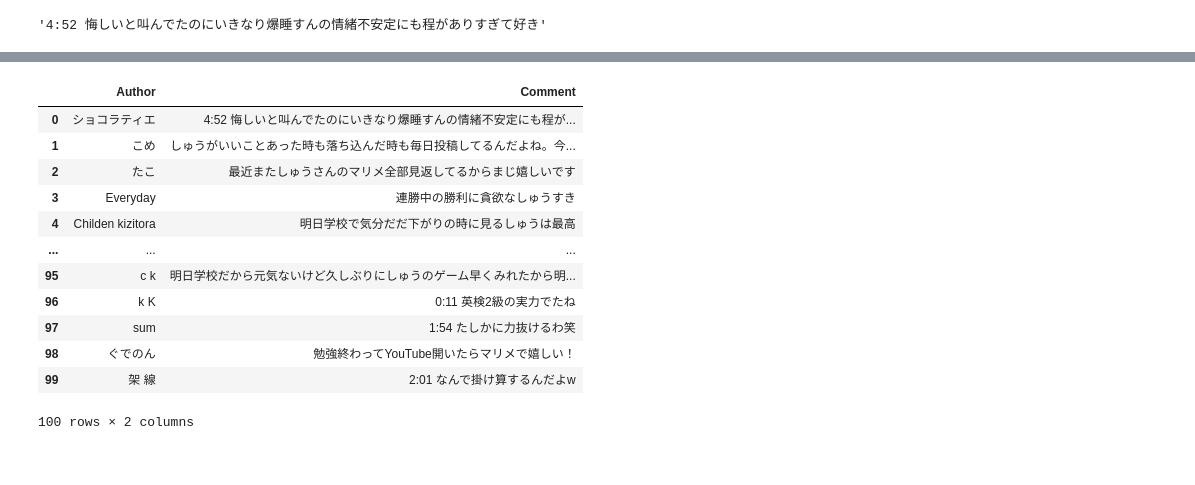
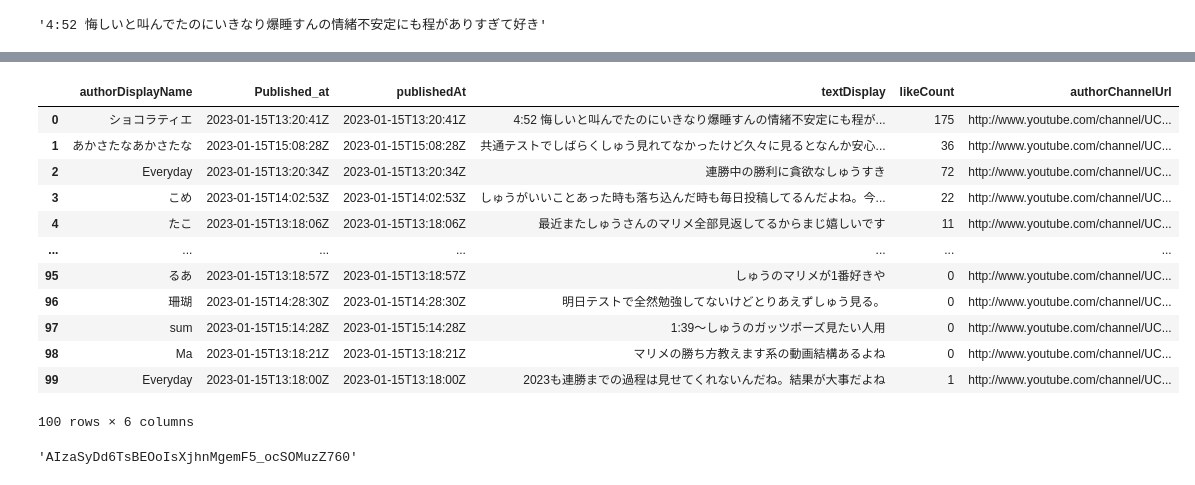
Before and after one commit to kkito0726/get-comment-youtube, a Jupyter notebook: test.ipynb, the cells around one changed output, grey strips where cells are left out. Cells and saved outputs as stored; diff of their text form; code cells hidden in the pictures.

```diff
--- a/test.ipynb
+++ b/test.ipynb
@@ -1,20 +1,22 @@
 # %%
 import requests
+
+with open("./API_KEY.txt", "r") as f:
+  API_KEY = f.read()
 
 URL = 'https://www.googleapis.com/youtube/v3/'
 
 video_id = "IWRwInTMo9c"
 no = 1
-API_KEY = input("API KEYを入力: ")
 
-def get_comments(no, video_id, next_page_token):
+def get_comments(no, video_id, next_page_token, max_results=100):
   params = {
     'key': API_KEY,
     'part': 'snippet',
     'videoId': video_id,
     'order': 'relevance',
     'textFormat': 'plaintext',
-    'maxResults': 100,
+    'maxResults': max_results,
   }
   if next_page_token is not None:
     params['pageToken'] = next_page_token
@@ -25,3 +27,4 @@ def get_comments(no, video_id, next_page_token):
 
 data = get_comments(no, video_id, None)
 data_items = data['items']
+comment_list = [data['items'][i]['snippet']['topLevelComment']['snippet'] for i in range(len(data['items']))]
@@ -28,3 +51,10 @@ data_items = data['items']
+# %%
+authors = [item['authorDisplayName'] for item in comment_list]
+published_at = [item['publishedAt'] for item in comment_list]
+updated_at = [item['updatedAt'] for item in comment_list]
+comments = [item['textDisplay'] for item in comment_list]
+like_count = [item['likeCount'] for item in comment_list]
+author_channel_url = [item['authorChannelUrl'] for item in comment_list]
 # %%
 data["items"][0]['snippet']['topLevelComment']['snippet']['textDisplay']
 # %% [output]
@@ -36,3 +65,0 @@ data["items"][0]['snippet']['topLevelComment']['snippet']['authorDisplayName']
-# %%
-comments = [item['snippet']['topLevelComment']['snippet']['textDisplay'] for item in data_items]
-authors = [item['snippet']['topLevelComment']['snippet']['authorDisplayName'] for item in data_items]
@@ -82,21 +68,31 @@ import pandas as pd
 
 df = pd.DataFrame()
 
-df['Author'] = authors
-df['Comment'] = comments
+df['authorDisplayName'] = authors
+df['Published_at'] = published_at
+df['publishedAt'] = updated_at
+df['textDisplay'] = comments
+df['likeCount'] = like_count
+df['authorChannelUrl'] = author_channel_url
 # %%
-df
+df[:100]
 # %% [output]
-|  | Author | Comment |
-| 0 | ショコラティエ | 4:52 悔しいと叫んでたのにいきなり爆睡すんの情緒不安定にも程が... |
-| 1 | こめ | しゅうがいいことあった時も落ち込んだ時も毎日投稿してるんだよね。今... |
-| 2 | たこ | 最近またしゅうさんのマリメ全部見返してるからまじ嬉しいです |
-| 3 | Everyday | 連勝中の勝利に貪欲なしゅうすき |
-| 4 | Childen kizitora | 明日学校で気分だだ下がりの時に見るしゅうは最高 |
-| ... | ... | ... |
-| 95 | c k | 明日学校だから元気ないけど久しぶりにしゅうのゲーム早くみれたから明... |
-| 96 | k K | 0:11 英検2級の実力でたね |
-| 97 | sum | 1:54 たしかに力抜けるわ笑 |
-| 98 | ぐでのん | 勉強終わってYouTube開いたらマリメで嬉しい！ |
-| 99 | 架 線 | 2:01 なんで掛け算するんだよw |
+|  | authorDisplayName | Published_at | publishedAt | textDisplay | likeCount | authorChannelUrl |
+| 0 | ショコラティエ | 2023-01-15T13:20:41Z | 2023-01-15T13:20:41Z | 4:52 悔しいと叫んでたのにいきなり爆睡すんの情緒不安定にも程が... | 175 | http://www.youtube.com/channel/UC... |
+| 1 | あかさたなあかさたな | 2023-01-15T15:08:28Z | 2023-01-15T15:08:28Z | 共通テストでしばらくしゅう見れてなかったけど久々に見るとなんか安心... | 36 | http://www.youtube.com/channel/UC... |
+| 2 | Everyday | 2023-01-15T13:20:34Z | 2023-01-15T13:20:34Z | 連勝中の勝利に貪欲なしゅうすき | 72 | http://www.youtube.com/channel/UC... |
+| 3 | こめ | 2023-01-15T14:02:53Z | 2023-01-15T14:02:53Z | しゅうがいいことあった時も落ち込んだ時も毎日投稿してるんだよね。今... | 22 | http://www.youtube.com/channel/UC... |
+| 4 | たこ | 2023-01-15T13:18:06Z | 2023-01-15T13:18:06Z | 最近またしゅうさんのマリメ全部見返してるからまじ嬉しいです | 11 | http://www.youtube.com/channel/UC... |
+| ... | ... | ... | ... | ... | ... | ... |
+| 95 | るあ | 2023-01-15T13:18:57Z | 2023-01-15T13:18:57Z | しゅうのマリメが1番好きや | 0 | http://www.youtube.com/channel/UC... |
+| 96 | 珊瑚 | 2023-01-15T14:28:30Z | 2023-01-15T14:28:30Z | 明日テストで全然勉強してないけどとりあえずしゅう見る。 | 0 | http://www.youtube.com/channel/UC... |
+| 97 | sum | 2023-01-15T15:14:28Z | 2023-01-15T15:14:28Z | 1:39〜しゅうのガッツポーズ見たい人用 | 0 | http://www.youtube.com/channel/UC... |
+| 98 | Ma | 2023-01-15T13:18:21Z | 2023-01-15T13:18:21Z | マリメの勝ち方教えます系の動画結構あるよね | 0 | http://www.youtube.com/channel/UC... |
+| 99 | Everyday | 2023-01-15T13:18:00Z | 2023-01-15T13:18:00Z | 2023も連勝までの過程は見せてくれないんだね。結果が大事だよね | 1 | http://www.youtube.com/channel/UC... |
-100 rows × 2 columns
+100 rows × 6 columns
+# %%
+with open("./API_KEY.txt", "r") as f:
+  API_KEY = f.read()
+API_KEY
+# %% [output]
+'AIzaSyDd6TsBEOoIsXjhnMgemF5_ocSOMuzZ760'
```
Also changed, not shown: parts of 4 cells of this notebook, 2 other files.
